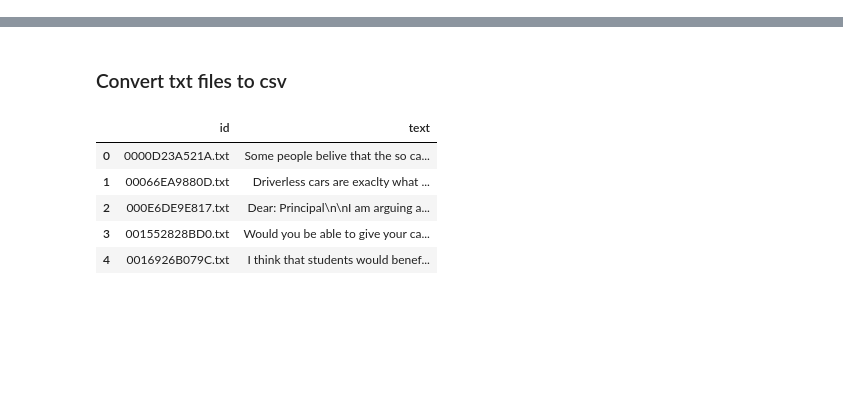
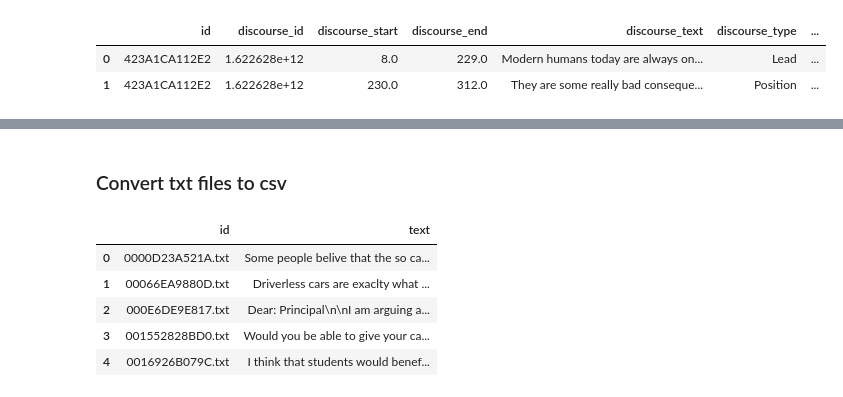
Before and after one commit to shanmukh05/EssayInsightsAI, a Jupyter notebook: experiments.ipynb, the cells around one changed output, grey strips where cells are left out. Saved outputs shown, nothing was run; the diff lists cells and outputs as text; code cells hidden in the pictures; blank space fills up the shorter version.

```diff
--- a/experiments.ipynb
+++ b/experiments.ipynb
@@ -0,0 +53,17 @@
+# %%
+kmeans = KMeans(n_clusters=9, random_state=42)
+labels = kmeans.fit_predict(scaled_data)
+
+fold_labels = []
+
+for i, id_ in enumerate(tqdm(label_df["id"].unique())):
+    for j, row in label_df[label_df["id"] == id_].iterrows():
+        fold_labels.append(labels[i])
+
+label_df["fold_label"] = fold_labels
+label_df.drop(["count"], axis=0, inplace=True)
+label_df.head(2)
+# %% [output]
+|  | id | discourse_id | discourse_start | discourse_end | discourse_text | discourse_type | ... |
+| 0 | 423A1CA112E2 | 1.622628e+12 | 8.0 | 229.0 | Modern humans today are always on... | Lead | ... |
+| 1 | 423A1CA112E2 | 1.622628e+12 | 230.0 | 312.0 | They are some really bad conseque... | Position | ... |
```
Also changed, not shown: parts of 9 cells of this notebook, 7 other files.
